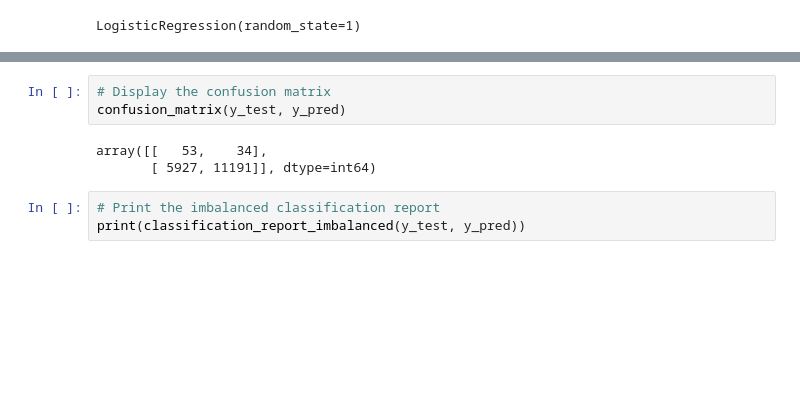
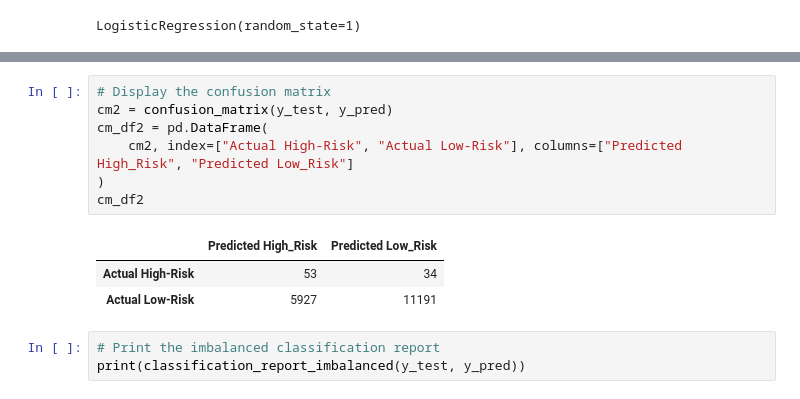
Before and after one commit to shantaljambotkar/17-Credit_Risk_Analysis, a Jupyter notebook: credit_risk_resampling.ipynb, the cells around one changed output, grey strips where cells are left out. Saved outputs shown, nothing was run; the diff lists cells and outputs as text; blank space fills up the shorter version.

```diff
--- a/credit_risk_resampling.ipynb
+++ b/credit_risk_resampling.ipynb
@@ -214,10 +240,15 @@ balanced_accuracy_score(y_test, y_pred)
 0.631475841119048
 # %%
 # Display the confusion matrix
-confusion_matrix(y_test, y_pred)
+cm2 = confusion_matrix(y_test, y_pred)
+cm_df2 = pd.DataFrame(
+    cm2, index=["Actual High-Risk", "Actual Low-Risk"], columns=["Predicted High_Risk", "Predicted Low_Risk"]
+)
+cm_df2
 # %% [output]
-array([[   53,    34],
-       [ 5927, 11191]], dtype=int64)
+|  | Predicted High_Risk | Predicted Low_Risk |
+| Actual High-Risk | 53 | 34 |
+| Actual Low-Risk | 5927 | 11191 |
 # %%
 # Print the imbalanced classification report
 print(classification_report_imbalanced(y_test, y_pred))
```
Also changed, not shown: parts of 15 cells of this notebook, 5 other files.
